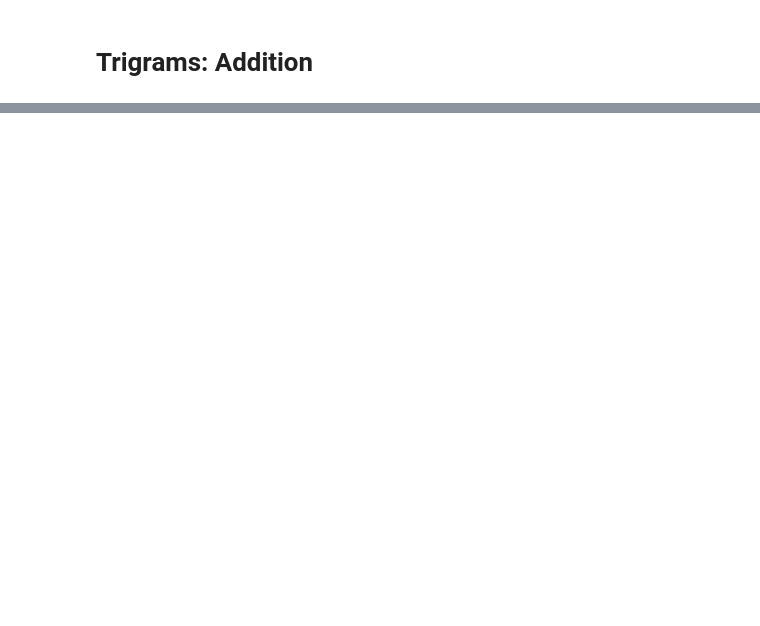
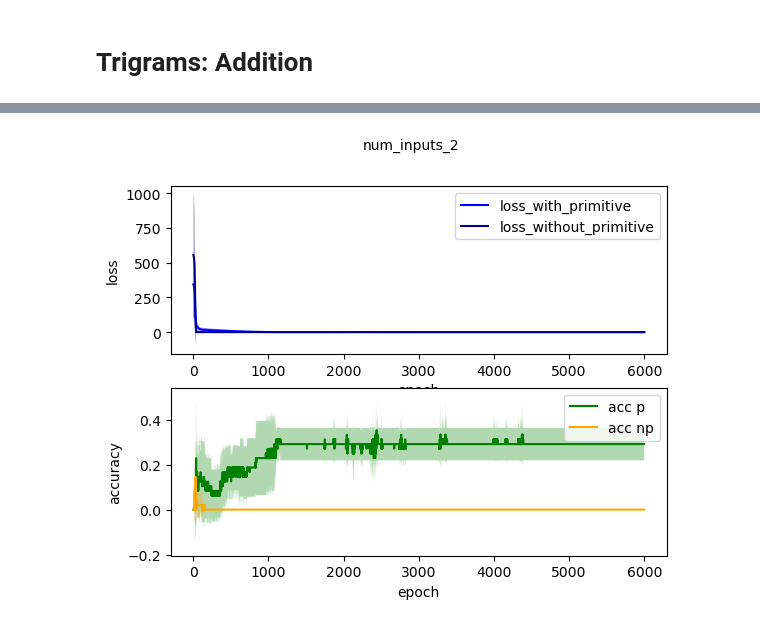
Before and after one commit to aranas/compositional_learning, a Jupyter notebook: _RNN_Lake_experiments/exp1_addition.ipynb, the cells around one changed output, grey strips where cells are left out. Drawn from its saved outputs; the diff is of its cells as text; code cells hidden in the pictures; blank space fills up the shorter version.

```diff
--- a/_RNN_Lake_experiments/exp1_addition.ipynb
+++ b/_RNN_Lake_experiments/exp1_addition.ipynb
@@ -1121,24 +235,0 @@ loss: 2.8
-# %%
-p = [['A', ('X','X'), ('X','X'), 2],\
-     ['C', ('X','X'), ('X','X'), 5],\
-     ['B', ('X','X'), ('X','X'), 3],\
-     ['D', ('X','X'), ('X','X'), 7],\
-     ['E', ('X','X'), ('X','X'), 1],\
-     ['F', ('X','X'), ('X','X'), 4]
-    ]
-
-trainseqs = generate_sequences(['+','-'], ['A','B','C', 'D', 'E'], len_seq = 1, init_values = ['A','B', 'C',  'D', 'E'])
-testseqs = generate_sequences(['+','-'], ['A','B','C', 'D', 'E', 'F'], len_seq = 1, init_values = ['A','B','C', 'D', 'E', 'F'])
-
-
-train_outs = [seq[-1] for seq in trainseqs]
-test_outs = [seq[-1] for seq in testseqs]
-
-sns.kdeplot(train_outs, fill=True, color="r", label = 'train_output')
-sns.kdeplot(test_outs, fill=True, color="blue", label = 'test_output')
-plt.axvline(x = np.mean(train_outs), color = 'r')
-plt.axvline(x = np.mean(test_outs), color = 'blue')
-plt.xlabel('output value')
-plt.legend()
-
-print('diff ', np.mean(test_outs) - np.mean(train_outs))
@@ -1149,0 +298,21 @@ diff  0.06666666666666643
+# %%
+## 2 inputs with primitive training
+reses = Parallel(n_jobs = -1)(delayed(exp1)(2) for i in range(num_sims))
+
+cuedicts_2 = [r['cue_dict'] for r in reses]
+all_dfs = [r['df'] for r in reses]
+
+all_losses2p = np.hstack([r['losses'] for r in reses])
+all_accs_train2p = np.array([r['accs'][:,0] for r in reses]).T
+all_accs_test2p = np.array([r['accs'][:,1] for r in reses]).T
+all_mods2p = [r['model'] for r in reses]
+
+all_losses2np = np.hstack([r['losses_np'] for r in reses])
+all_accs_train2np = np.array([r['accs_np'][:,0] for r in reses]).T
+all_accs_test2np = np.array([r['accs_np'][:,1] for r in reses]).T
+all_mods2np = [r['model_np'] for r in reses]
+
+plotNNs([all_losses2p, all_losses2np], [all_accs_test2p, all_accs_test2np], \
+        ['acc p', 'acc np'], colors = ['green', 'orange'], title = 'num_inputs_'+str(2), shift = 0)
+# %% [output]
+[figure, added]
```
Also changed, not shown: parts of 69 cells of this notebook, 9 other files.
